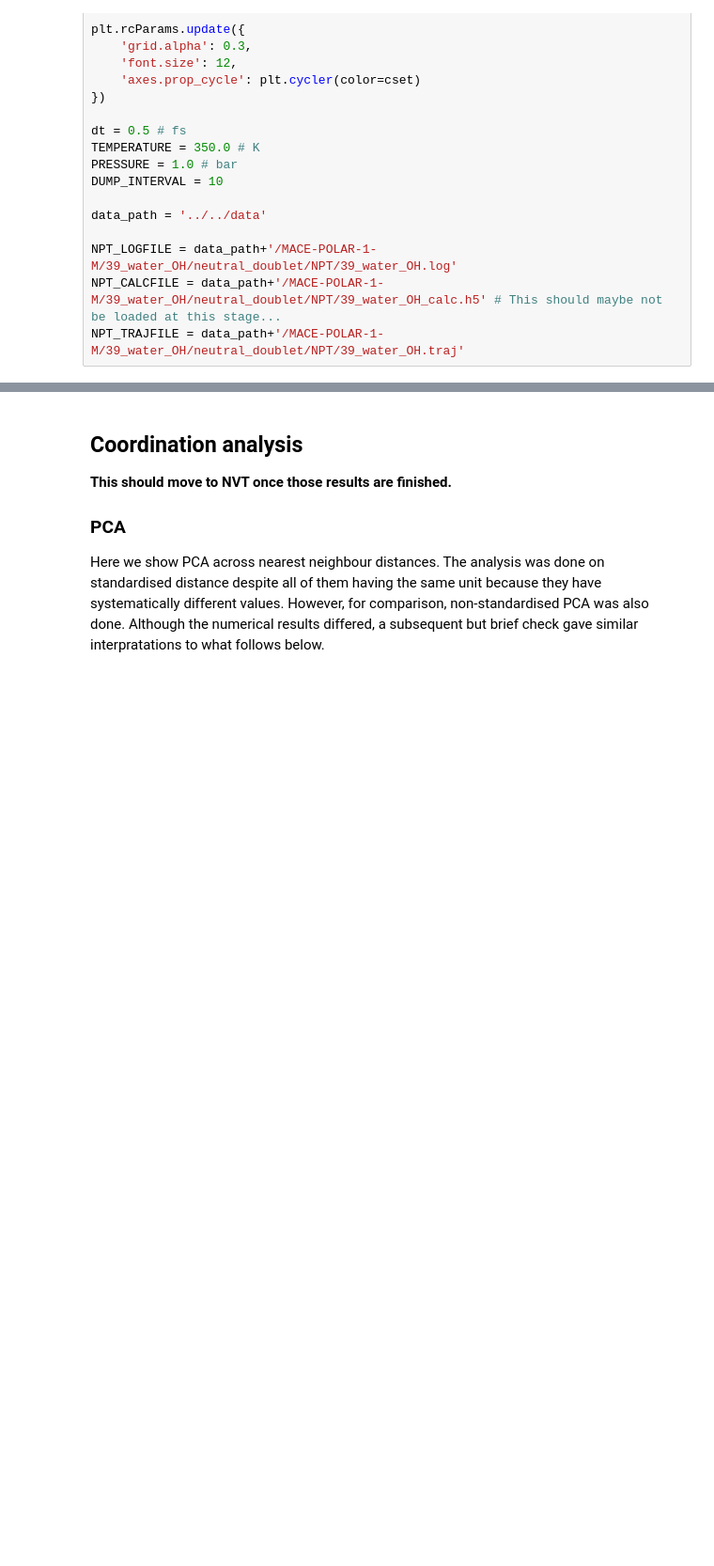
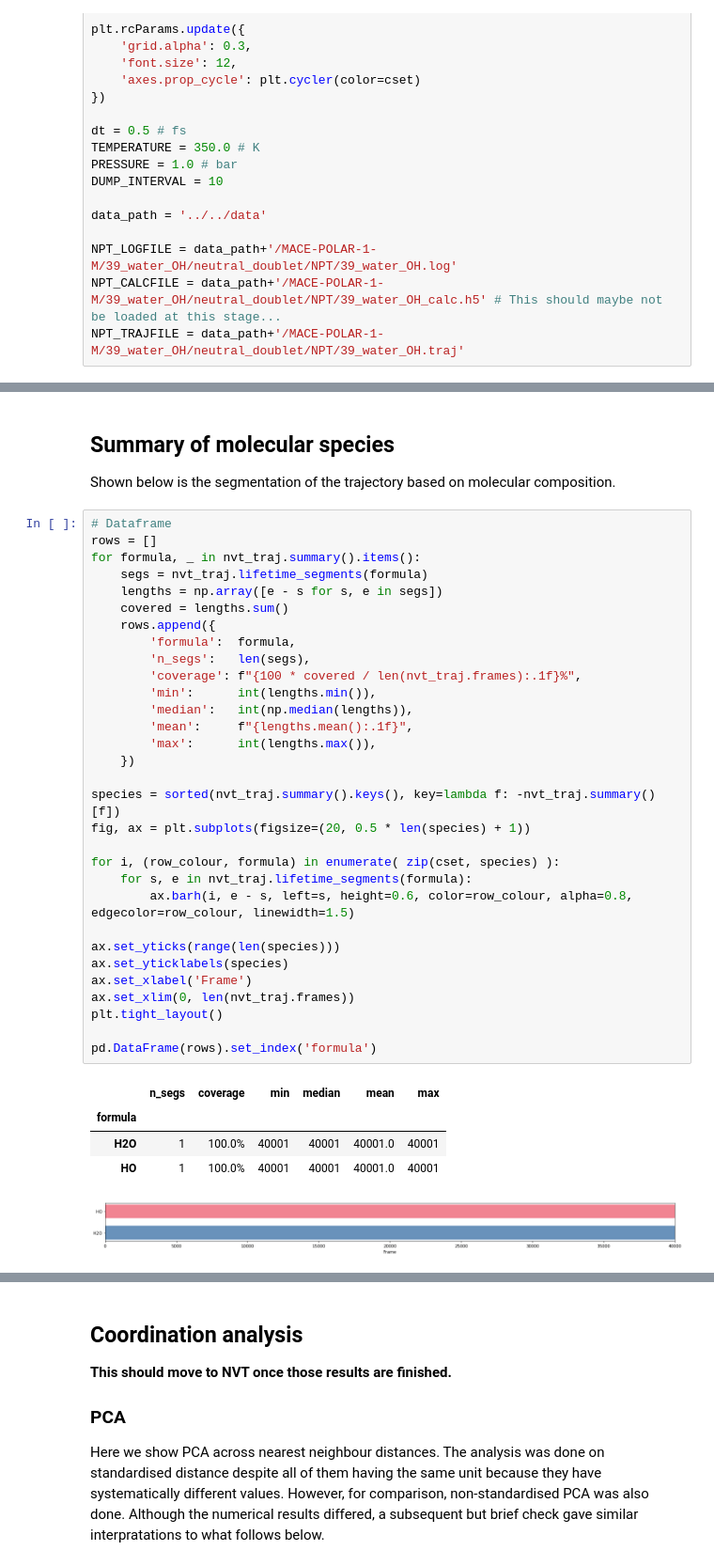
Before and after one commit to viktorsvahn/water, a Jupyter notebook: hydroxyl/OH_radical.ipynb, the cells around one changed output, grey strips where cells are left out. Shown at 94% size. Drawn from its saved outputs; the diff is of its cells as text; blank space fills up the shorter version.

```diff
--- a/hydroxyl/OH_radical.ipynb
+++ b/hydroxyl/OH_radical.ipynb
@@ -289,0 +340,40 @@ plt.tight_layout()
+# %% [markdown]
+## Summary of molecular species
+Shown below is the segmentation of the trajectory based on molecular composition.
+# %%
+# Dataframe
+rows = []
+for formula, _ in nvt_traj.summary().items():
+    segs = nvt_traj.lifetime_segments(formula)
+    lengths = np.array([e - s for s, e in segs])
+    covered = lengths.sum()
+    rows.append({
+        'formula':  formula,
+        'n_segs':   len(segs),
+        'coverage': f"{100 * covered / len(nvt_traj.frames):.1f}%",
+        'min':      int(lengths.min()),
+        'median':   int(np.median(lengths)),
+        'mean':     f"{lengths.mean():.1f}",
+        'max':      int(lengths.max()),
+    })
+
+species = sorted(nvt_traj.summary().keys(), key=lambda f: -nvt_traj.summary()[f])
+fig, ax = plt.subplots(figsize=(20, 0.5 * len(species) + 1))
+
+for i, (row_colour, formula) in enumerate( zip(cset, species) ):
+    for s, e in nvt_traj.lifetime_segments(formula):
+        ax.barh(i, e - s, left=s, height=0.6, color=row_colour, alpha=0.8, edgecolor=row_colour, linewidth=1.5)
+
+ax.set_yticks(range(len(species)))
+ax.set_yticklabels(species)
+ax.set_xlabel('Frame')
+ax.set_xlim(0, len(nvt_traj.frames))
+plt.tight_layout()
+
+pd.DataFrame(rows).set_index('formula')
+# %% [output]
+|  | n_segs | coverage | min | median | mean | max |
+| formula |  |  |  |  |  |  |
+| H2O | 1 | 100.0% | 40001 | 40001 | 40001.0 | 40001 |
+| HO | 1 | 100.0% | 40001 | 40001 | 40001.0 | 40001 |
+[figure, added]
```
Also changed, not shown: parts of 33 cells of this notebook.
